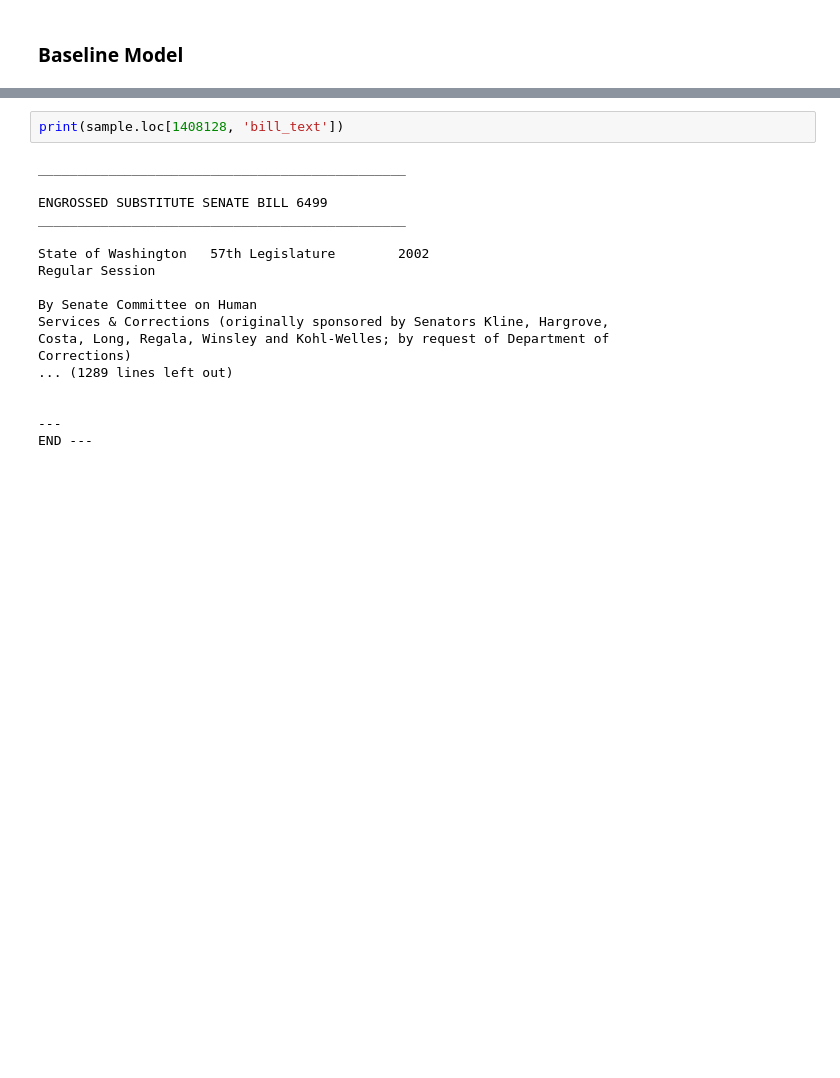
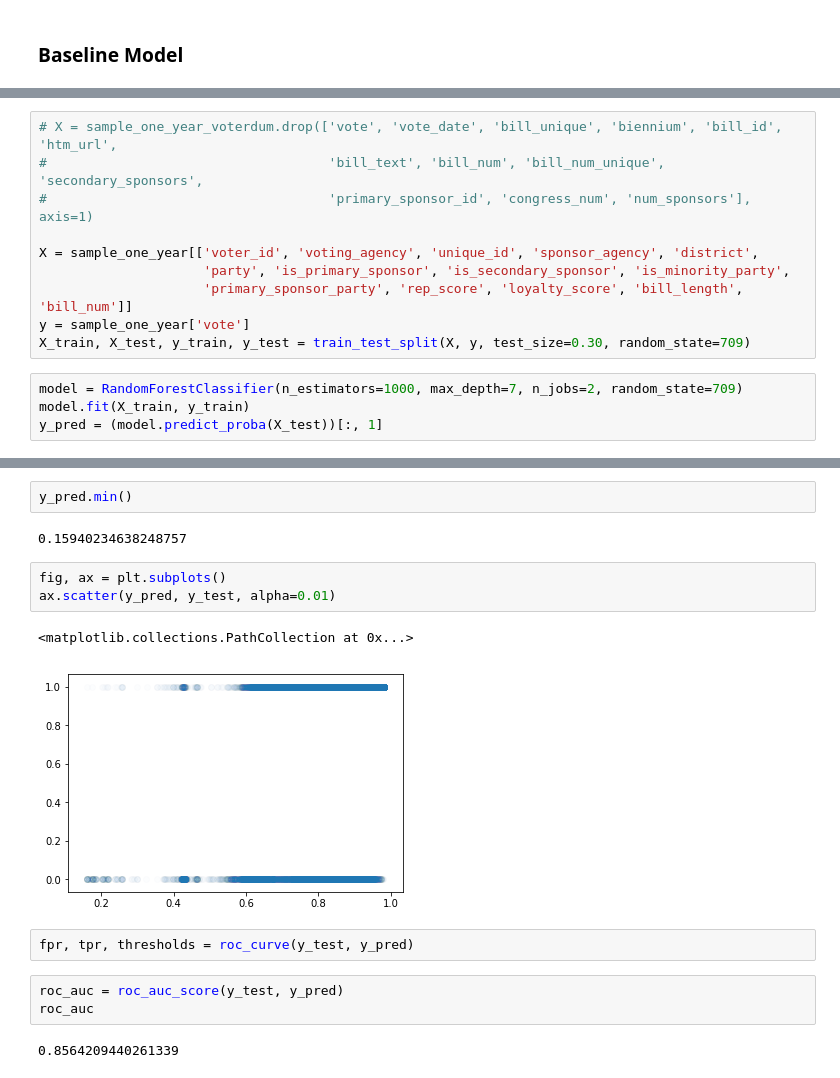
Before and after one commit to ekarboski/washington_state_legislation, a Jupyter notebook: Baseline_model.ipynb, the cells around one changed output, grey strips where cells are left out. Drawn from its saved outputs; the diff is of its cells as text; blank space fills up the shorter version.

```diff
--- a/Baseline_model.ipynb
+++ b/Baseline_model.ipynb
@@ -79,3 +246,17 @@ y_pred = baseline_model.predict_proba(X_test)
+# %%
+# X = sample_one_year_voterdum.drop(['vote', 'vote_date', 'bill_unique', 'biennium', 'bill_id', 'htm_url',
+#                                    'bill_text', 'bill_num', 'bill_num_unique', 'secondary_sponsors',
+#                                    'primary_sponsor_id', 'congress_num', 'num_sponsors'], axis=1)
+
+X = sample_one_year[['voter_id', 'voting_agency', 'unique_id', 'sponsor_agency', 'district',
+                     'party', 'is_primary_sponsor', 'is_secondary_sponsor', 'is_minority_party',
+                     'primary_sponsor_party', 'rep_score', 'loyalty_score', 'bill_length', 'bill_num']]
+y = sample_one_year['vote']
+X_train, X_test, y_train, y_test = train_test_split(X, y, test_size=0.30, random_state=709)
+# %%
+model = RandomForestClassifier(n_estimators=1000, max_depth=7, n_jobs=2, random_state=709)
+model.fit(X_train, y_train)
+y_pred = (model.predict_proba(X_test))[:, 1]
 # %%
 log_loss(y_test, y_pred)
 # %% [output]
@@ -209,20 +264,17 @@ sample
-# %%
-print(sample.loc[1408128, 'bill_text'])
-# %% [output]
-_______________________________________________
-
-ENGROSSED SUBSTITUTE SENATE BILL 6499
-_______________________________________________
-
-State of Washington   57th Legislature        2002
-Regular Session
-
-By Senate Committee on Human
-Services & Corrections (originally sponsored by Senators Kline, Hargrove,
-Costa, Long, Regala, Winsley and Kohl‑Welles; by request of Department of
-Corrections)
-... (1289 lines left out)
-
-
----
-END ---
+# %%
+y_pred.min()
+# %% [output]
+0.15940234638248757
+# %%
+fig, ax = plt.subplots()
+ax.scatter(y_pred, y_test, alpha=0.01)
+# %% [output]
+<matplotlib.collections.PathCollection at 0x...>
+[figure, added]
+# %%
+fpr, tpr, thresholds = roc_curve(y_test, y_pred)
+# %%
+roc_auc = roc_auc_score(y_test, y_pred)
+roc_auc
+# %% [output]
+0.8564209440261339
```
Also changed, not shown: parts of 112 cells of this notebook.
